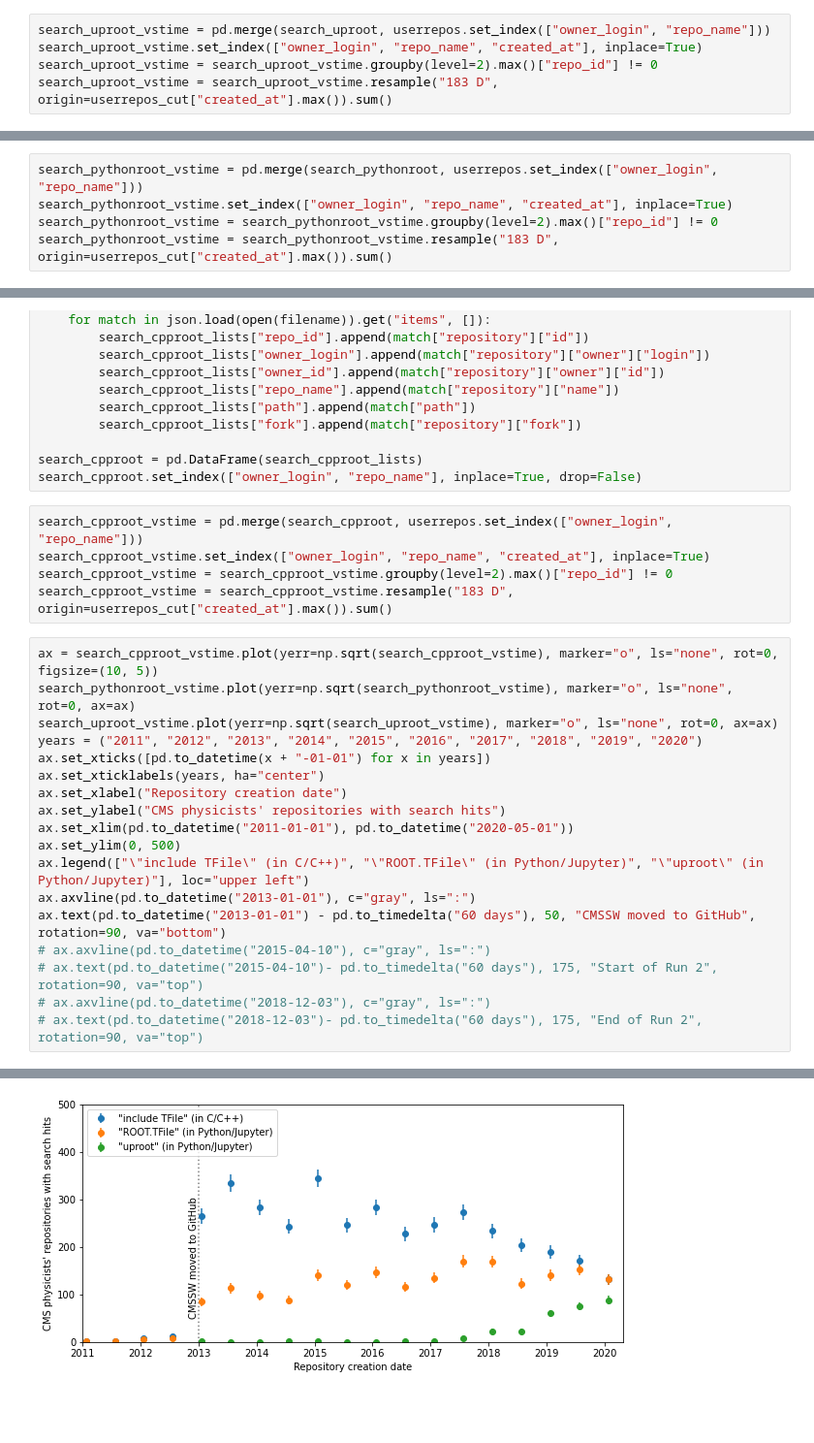
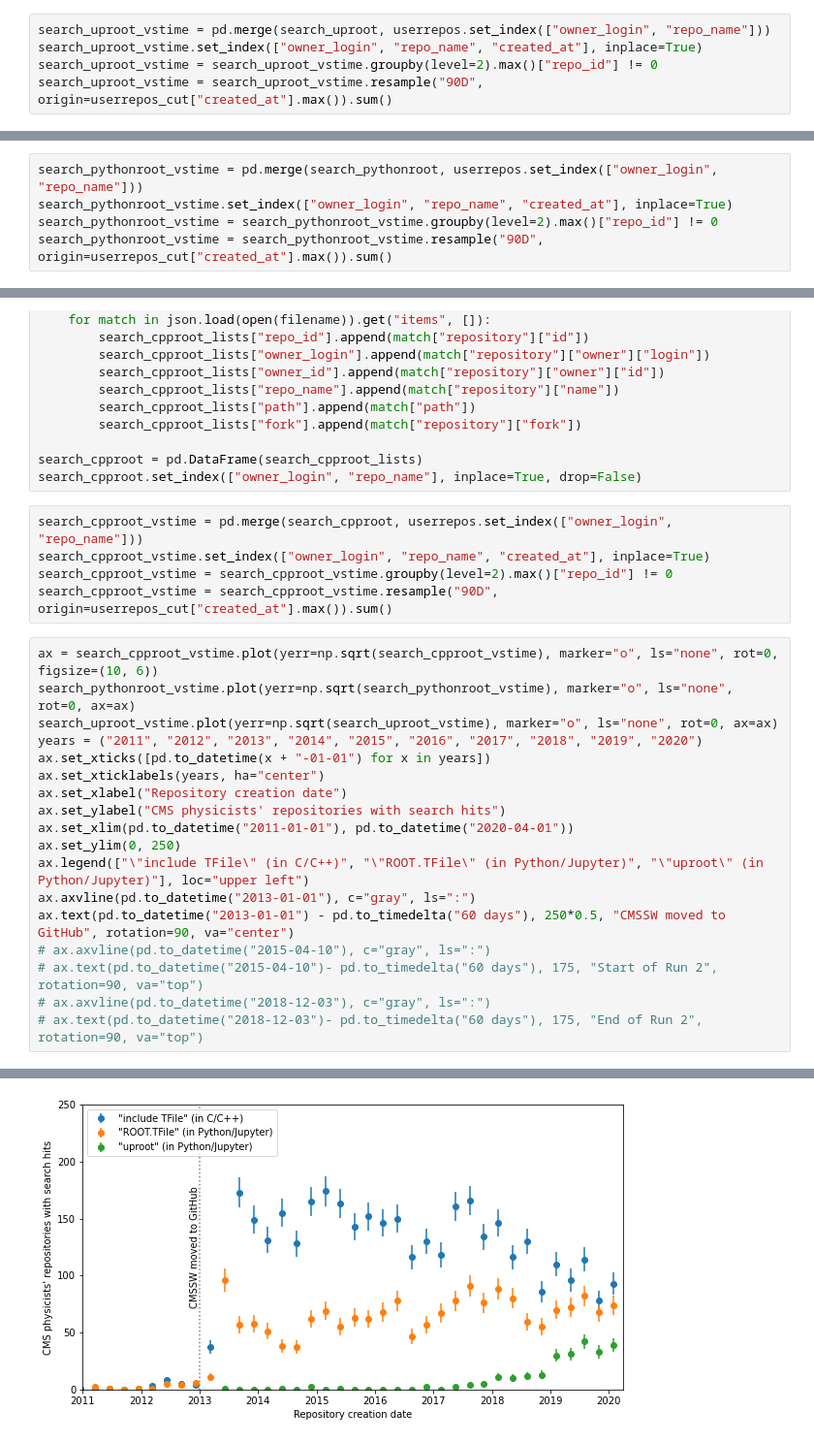
Before and after one commit to jpivarski-talks/2020-08-13-pyhep-debriefing, a Jupyter notebook: analyze-cmssw.ipynb, the cells around one changed output, grey strips where cells are left out. Shown at 97% size. Cells and saved outputs as stored; diff of their text form; blank space fills up the shorter version.

```diff
--- a/analyze-cmssw.ipynb
+++ b/analyze-cmssw.ipynb
@@ -453,7 +453,7 @@ search_uproot
 search_uproot_vstime = pd.merge(search_uproot, userrepos.set_index(["owner_login", "repo_name"]))
 search_uproot_vstime.set_index(["owner_login", "repo_name", "created_at"], inplace=True)
 search_uproot_vstime = search_uproot_vstime.groupby(level=2).max()["repo_id"] != 0
-search_uproot_vstime = search_uproot_vstime.resample("183 D", origin=userrepos_cut["created_at"].max()).sum()
+search_uproot_vstime = search_uproot_vstime.resample("90D", origin=userrepos_cut["created_at"].max()).sum()
 # %%
 search_pythonroot_lists = {
     "repo_id": [],
@@ -479,7 +479,7 @@ search_pythonroot.set_index(["owner_login", "repo_name"], inplace=True, drop=Fal
 search_pythonroot_vstime = pd.merge(search_pythonroot, userrepos.set_index(["owner_login", "repo_name"]))
 search_pythonroot_vstime.set_index(["owner_login", "repo_name", "created_at"], inplace=True)
 search_pythonroot_vstime = search_pythonroot_vstime.groupby(level=2).max()["repo_id"] != 0
-search_pythonroot_vstime = search_pythonroot_vstime.resample("183 D", origin=userrepos_cut["created_at"].max()).sum()
+search_pythonroot_vstime = search_pythonroot_vstime.resample("90D", origin=userrepos_cut["created_at"].max()).sum()
 # %%
 search_cpproot_lists = {
     "repo_id": [],
@@ -505,9 +505,9 @@ search_cpproot.set_index(["owner_login", "repo_name"], inplace=True, drop=False)
 search_cpproot_vstime = pd.merge(search_cpproot, userrepos.set_index(["owner_login", "repo_name"]))
 search_cpproot_vstime.set_index(["owner_login", "repo_name", "created_at"], inplace=True)
 search_cpproot_vstime = search_cpproot_vstime.groupby(level=2).max()["repo_id"] != 0
-search_cpproot_vstime = search_cpproot_vstime.resample("183 D", origin=userrepos_cut["created_at"].max()).sum()
+search_cpproot_vstime = search_cpproot_vstime.resample("90D", origin=userrepos_cut["created_at"].max()).sum()
 # %%
-ax = search_cpproot_vstime.plot(yerr=np.sqrt(search_cpproot_vstime), marker="o", ls="none", rot=0, figsize=(10, 5))
+ax = search_cpproot_vstime.plot(yerr=np.sqrt(search_cpproot_vstime), marker="o", ls="none", rot=0, figsize=(10, 6))
 search_pythonroot_vstime.plot(yerr=np.sqrt(search_pythonroot_vstime), marker="o", ls="none", rot=0, ax=ax)
 search_uproot_vstime.plot(yerr=np.sqrt(search_uproot_vstime), marker="o", ls="none", rot=0, ax=ax)
 years = ("2011", "2012", "2013", "2014", "2015", "2016", "2017", "2018", "2019", "2020")
@@ -515,11 +515,11 @@ ax.set_xticks([pd.to_datetime(x + "-01-01") for x in years])
 ax.set_xticklabels(years, ha="center")
 ax.set_xlabel("Repository creation date")
 ax.set_ylabel("CMS physicists' repositories with search hits")
-ax.set_xlim(pd.to_datetime("2011-01-01"), pd.to_datetime("2020-05-01"))
-ax.set_ylim(0, 500)
+ax.set_xlim(pd.to_datetime("2011-01-01"), pd.to_datetime("2020-04-01"))
+ax.set_ylim(0, 250)
 ax.legend(["\"include TFile\" (in C/C++)", "\"ROOT.TFile\" (in Python/Jupyter)", "\"uproot\" (in Python/Jupyter)"], loc="upper left")
 ax.axvline(pd.to_datetime("2013-01-01"), c="gray", ls=":")
-ax.text(pd.to_datetime("2013-01-01") - pd.to_timedelta("60 days"), 50, "CMSSW moved to GitHub", rotation=90, va="bottom")
+ax.text(pd.to_datetime("2013-01-01") - pd.to_timedelta("60 days"), 250*0.5, "CMSSW moved to GitHub", rotation=90, va="center")
 # ax.axvline(pd.to_datetime("2015-04-10"), c="gray", ls=":")
 # ax.text(pd.to_datetime("2015-04-10")- pd.to_timedelta("60 days"), 175, "Start of Run 2", rotation=90, va="top")
 # ax.axvline(pd.to_datetime("2018-12-03"), c="gray", ls=":")
@@ -529 +529 @@ Text(2012-11-02 00:00:00, 50, 'CMSSW moved to GitHub')
-[figure, old version]
+[figure, new version]
```
Also changed, not shown: parts of 8 cells of this notebook.
